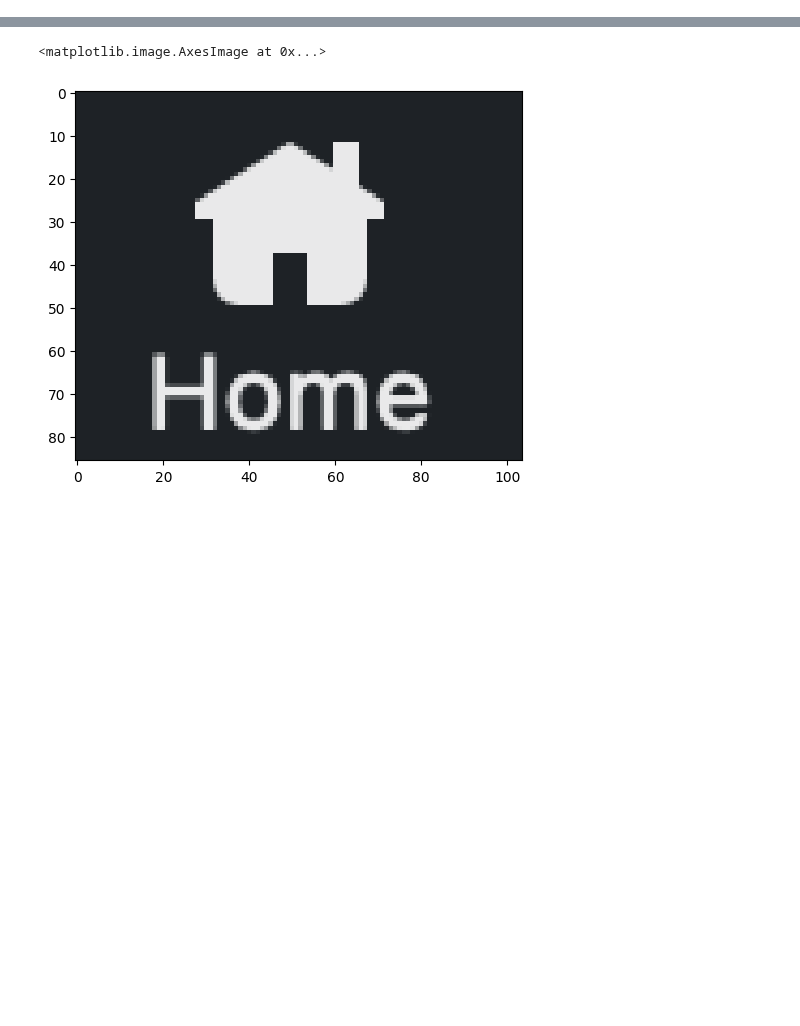
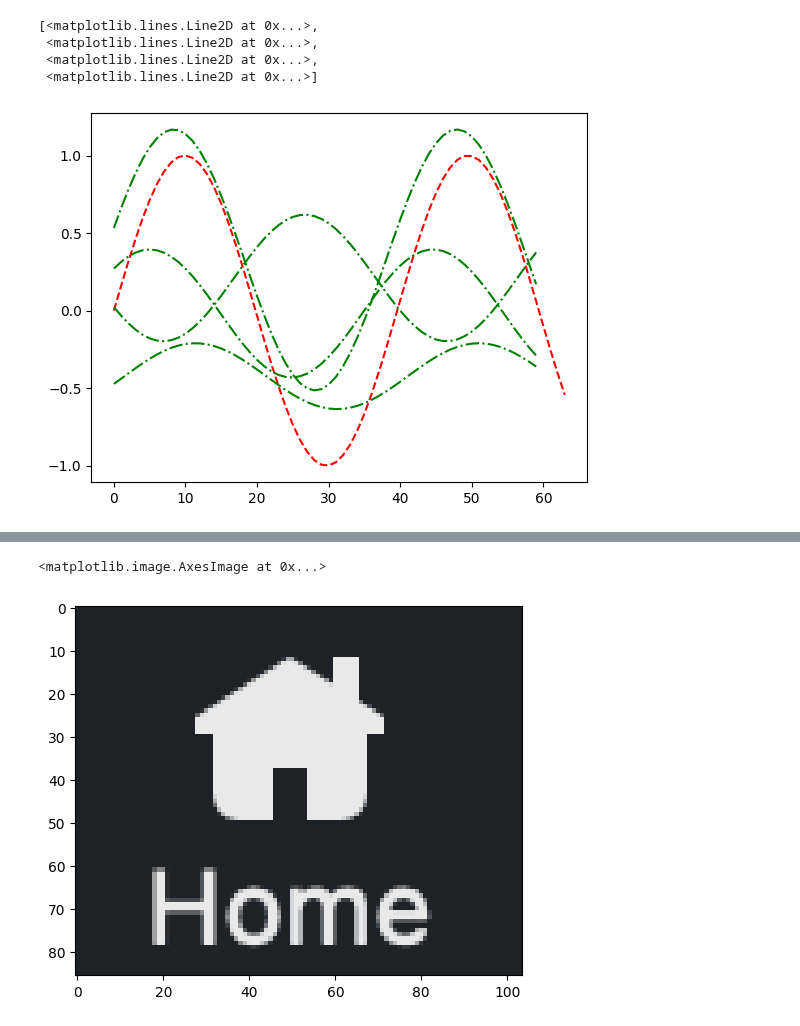
Before and after one commit to culurciello/deep-learning-course-source, a Jupyter notebook: source/lectures/40-conv-layer.ipynb, the cells around one changed output, grey strips where cells are left out. Saved outputs shown, nothing was run; the diff lists cells and outputs as text; code cells hidden in the pictures; blank space fills up the shorter version.

```diff
--- a/source/lectures/40-conv-layer.ipynb
+++ b/source/lectures/40-conv-layer.ipynb
@@ -32,0 +28,22 @@ Let us load an image and plot it
+# %%
+import torch
+import matplotlib.pyplot as plt
+
+# seq = torch.rand(1,64)
+t = torch.linspace(0,10,64)
+seq = torch.sin(t).unsqueeze(0)
+# seq = (torch.sin(t)+torch.sin(2*t)).unsqueeze(0)
+# print(seq.shape)
+sp = seq.permute(1,0)
+m = torch.nn.Conv1d(1, 4, 5) # implements 4 filters with a kernel of 5 numbers
+output = m(seq)
+# print(output.shape)
+op = output.permute(1,0).detach()
+plt.plot(sp, 'r--') # plot original sin wave in red
+plt.plot(op, 'g-.') # plot 4 outputs in green
+# %% [output]
+[<matplotlib.lines.Line2D at 0x...>,
+ <matplotlib.lines.Line2D at 0x...>,
+ <matplotlib.lines.Line2D at 0x...>,
+ <matplotlib.lines.Line2D at 0x...>]
+[figure, added]
```
Also changed, not shown: parts of 2 cells of this notebook, 2 other files.
